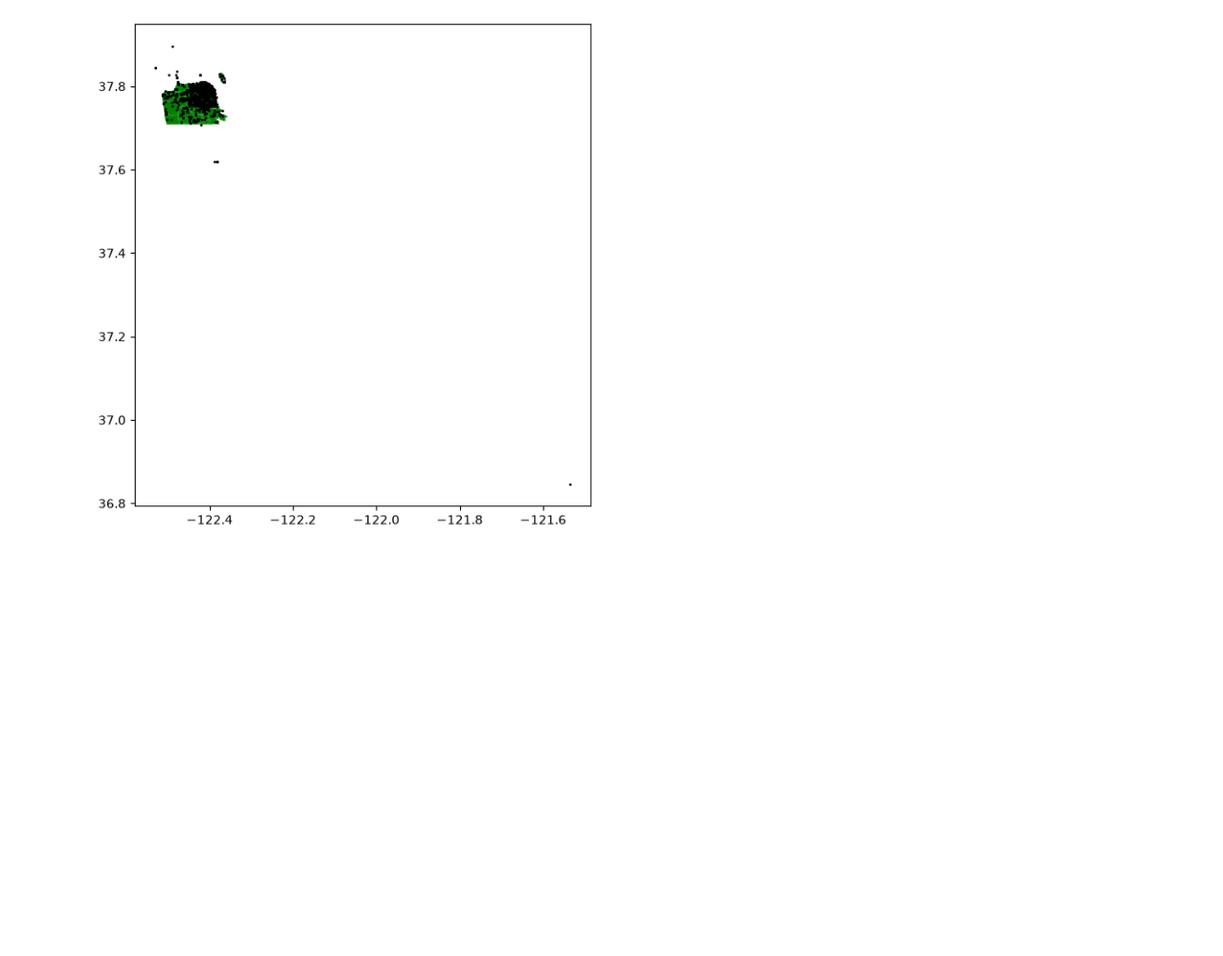
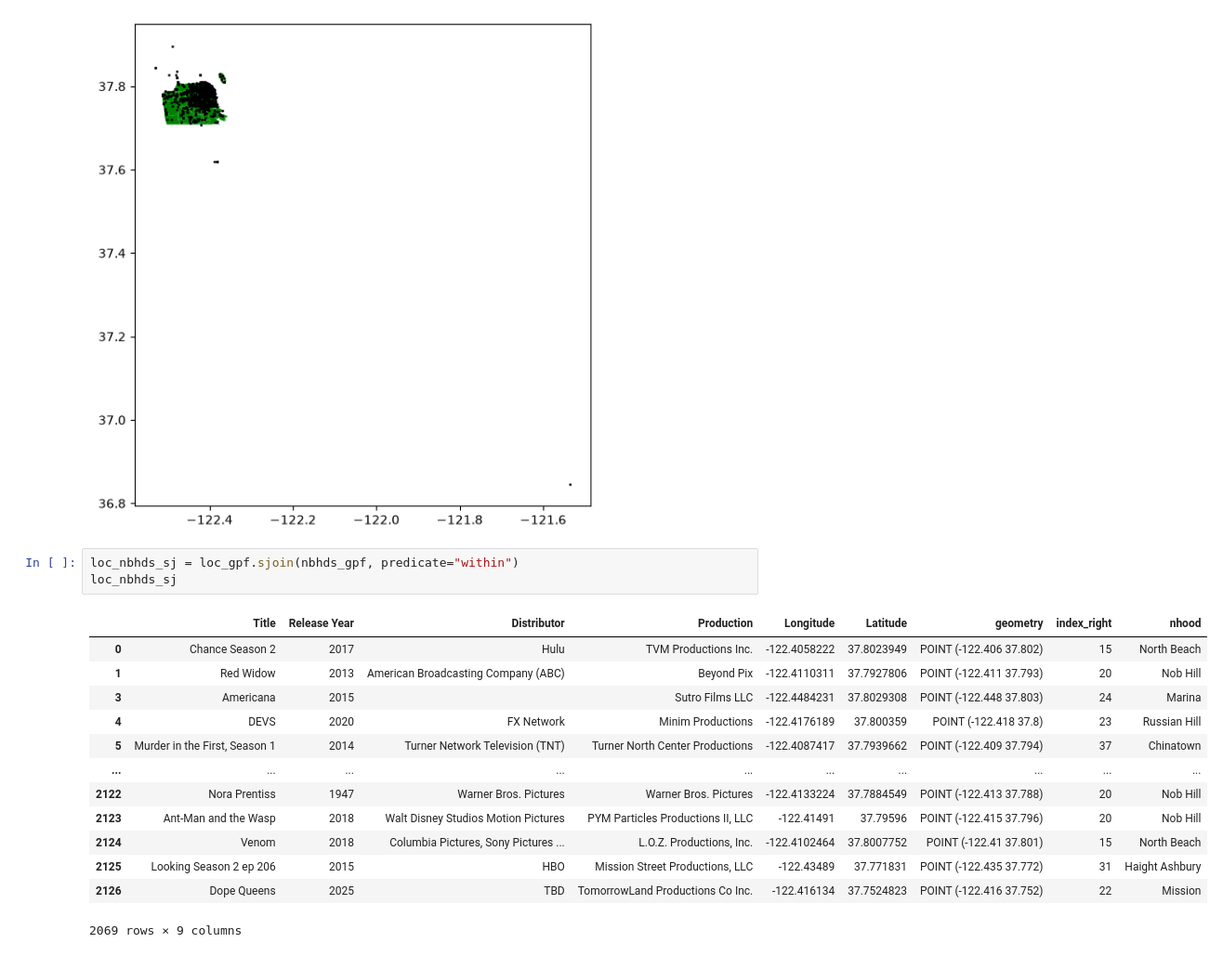
Before and after one commit to Dtaylor8047/geog592-amadar, a Jupyter notebook: homework/week07/feature_layers.ipynb, the cells around one changed output. Shown at 93% size. Cells and saved outputs as stored; diff of their text form; blank space fills up the shorter version.

Commit message:
Created table and spatial joins

```diff
--- a/homework/week07/feature_layers.ipynb
+++ b/homework/week07/feature_layers.ipynb
@@ -40,3 +40,20 @@ plt.show
 # %% [output]
 <function matplotlib.pyplot.show(close=None, block=None)>
 [figure]
+# %%
+loc_nbhds_sj = loc_gpf.sjoin(nbhds_gpf, predicate="within")
+loc_nbhds_sj
+# %% [output]
+|  | Title | Release Year | Distributor | Production | Longitude | Latitude | geometry | index_right | nhood |
+| 0 | Chance Season 2 | 2017 | Hulu | TVM Productions Inc. | -122.4058222 | 37.8023949 | POINT (-122.406 37.802) | 15 | North Beach |
+| 1 | Red Widow | 2013 | American Broadcasting Company (ABC) | Beyond Pix | -122.4110311 | 37.7927806 | POINT (-122.411 37.793) | 20 | Nob Hill |
+| 3 | Americana | 2015 |  | Sutro Films LLC | -122.4484231 | 37.8029308 | POINT (-122.448 37.803) | 24 | Marina |
+| 4 | DEVS | 2020 | FX Network | Minim Productions | -122.4176189 | 37.800359 | POINT (-122.418 37.8) | 23 | Russian Hill |
+| 5 | Murder in the First, Season 1 | 2014 | Turner Network Television (TNT) | Turner North Center Productions | -122.4087417 | 37.7939662 | POINT (-122.409 37.794) | 37 | Chinatown |
+| ... | ... | ... | ... | ... | ... | ... | ... | ... | ... |
+| 2122 | Nora Prentiss | 1947 | Warner Bros. Pictures | Warner Bros. Pictures | -122.4133224 | 37.7884549 | POINT (-122.413 37.788) | 20 | Nob Hill |
+| 2123 | Ant-Man and the Wasp | 2018 | Walt Disney Studios Motion Pictures | PYM Particles Productions II, LLC | -122.41491 | 37.79596 | POINT (-122.415 37.796) | 20 | Nob Hill |
+| 2124 | Venom | 2018 | Columbia Pictures, Sony Pictures ... | L.O.Z. Productions, Inc. | -122.4102464 | 37.8007752 | POINT (-122.41 37.801) | 15 | North Beach |
+| 2125 | Looking Season 2 ep 206 | 2015 | HBO | Mission Street Productions, LLC | -122.43489 | 37.771831 | POINT (-122.435 37.772) | 31 | Haight Ashbury |
+| 2126 | Dope Queens | 2025 | TBD | TomorrowLand Productions Co Inc. | -122.416134 | 37.7524823 | POINT (-122.416 37.752) | 22 | Mission |
+2069 rows × 9 columns
```
Also changed, not shown: parts of 4 cells of this notebook, 1 other file.
